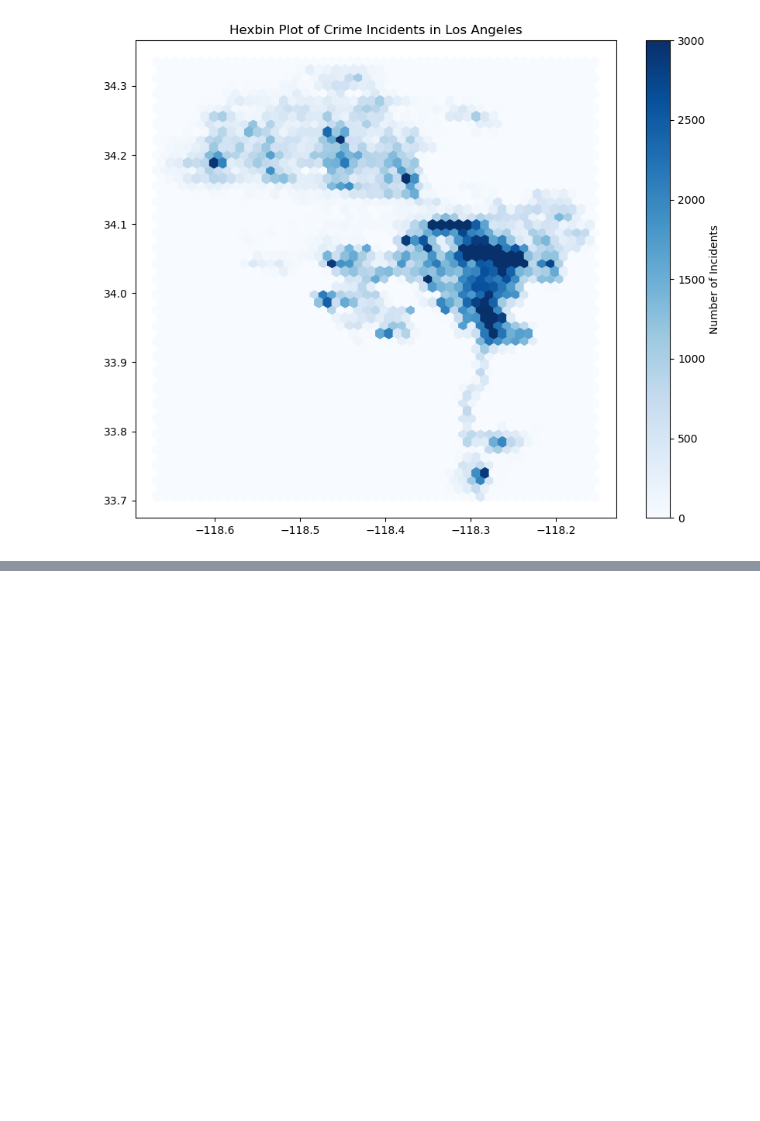
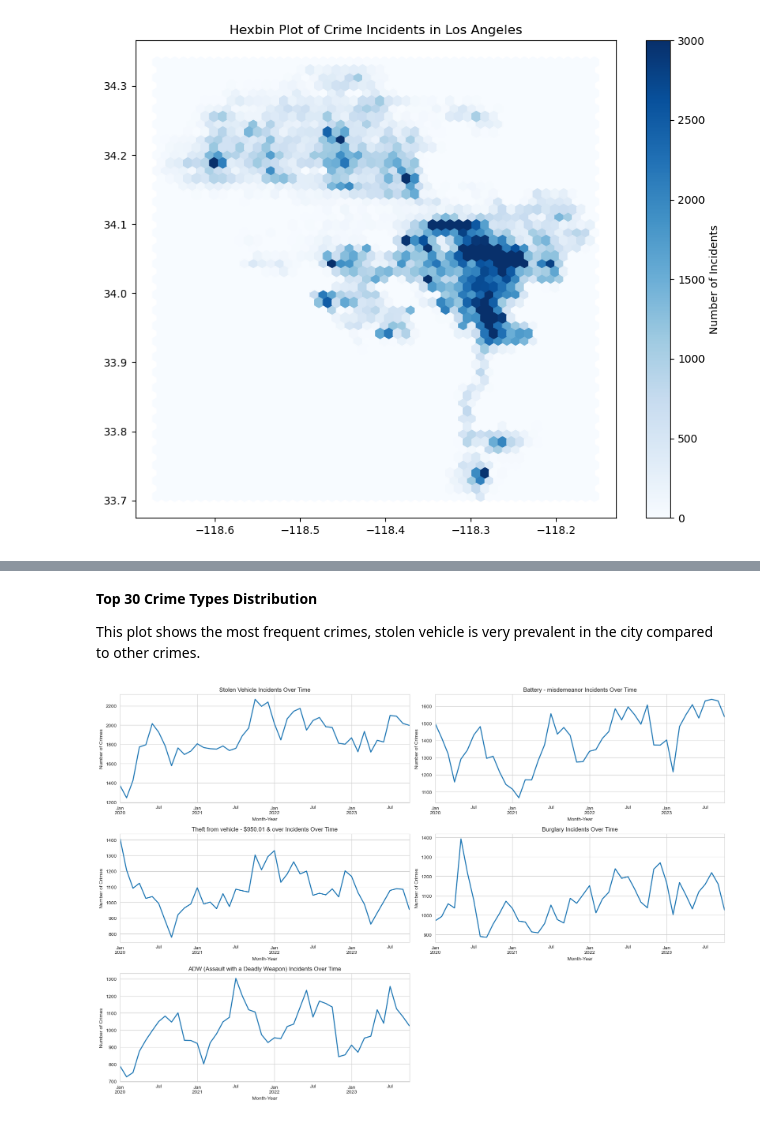
Before and after one commit to yibhu/yibhu.github.io, a Jupyter notebook: Crime_LosAngeles.ipynb, the cells around one changed output, grey strips where cells are left out. Saved outputs shown, nothing was run; the diff lists cells and outputs as text; code cells hidden in the pictures; blank space fills up the shorter version.

```diff
--- a/Crime_LosAngeles.ipynb
+++ b/Crime_LosAngeles.ipynb
@@ -132,0 +206,7 @@ plt.show()
+# %%
+import geopandas as gpd
+from shapely.geometry import Point
+
+df_hh = pd.read_csv('datasets/Median Income and AMI (census tract).csv') # load the household datasets
+
+display(df_hh.head())
@@ -132,0 +438,36 @@ plt.show()
+# %% [markdown]
+**Top 30 Crime Types Distribution**
+
+This plot shows the most frequent crimes, stolen vehicle is very prevalent in the city compared to other crimes.
+# %%
+import matplotlib.pyplot as plt
+import seaborn as sns
+import pandas as pd
+
+# Get the names of the top 5 crimes
+top_5_crimes = df_milestone2_clean['Crm Cd Name'].value_counts().head(5).index
+
+plt.figure(figsize=(18, 12))
+
+for i, crime in enumerate(top_5_crimes, 1):
+    plt.subplot(3, 2, i)
+
+    # Filter the DataFrame for each crime
+    crime_data = df_milestone2_clean[df_milestone2_clean['Crm Cd Name'] == crime].copy()
+
+    # Create a 'Month' column
+    crime_data['Month'] = crime_data['DATE OCC'].dt.to_period('M')
+
+    # Create a time series for the number of crimes per month
+    crime_time_series = crime_data.groupby('Month').size().sort_index()
+
+    # Plot the time series
+    crime_time_series.plot(kind='line', linewidth=2)
+    plt.title(f'{crime} Incidents Over Time')
+    plt.xlabel('Month-Year')
+    plt.ylabel('Number of Crimes')
+
+plt.tight_layout()
+plt.show()
+# %% [output]
+[figure, added]
```
Also changed, not shown: parts of 36 cells of this notebook.
